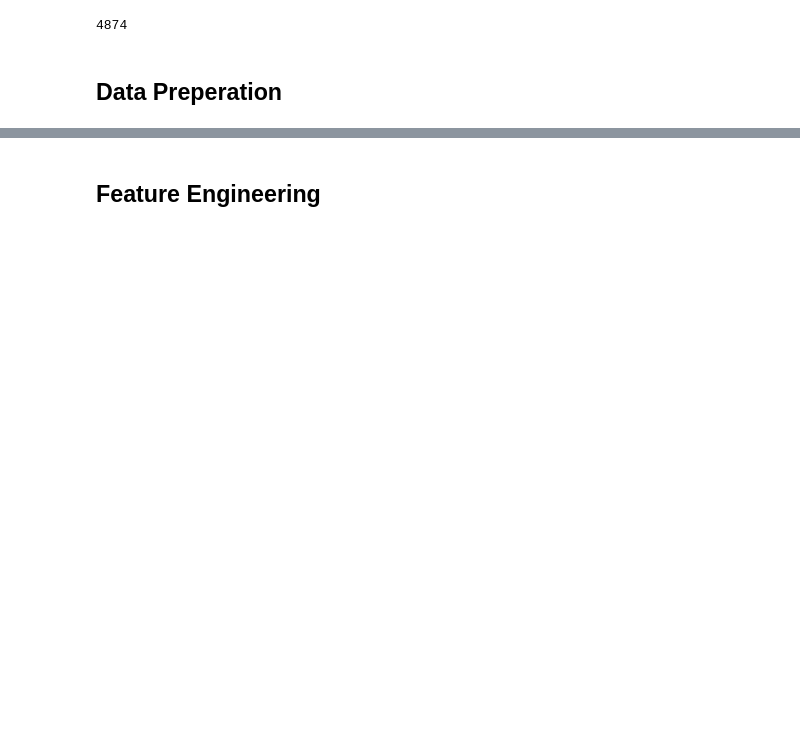
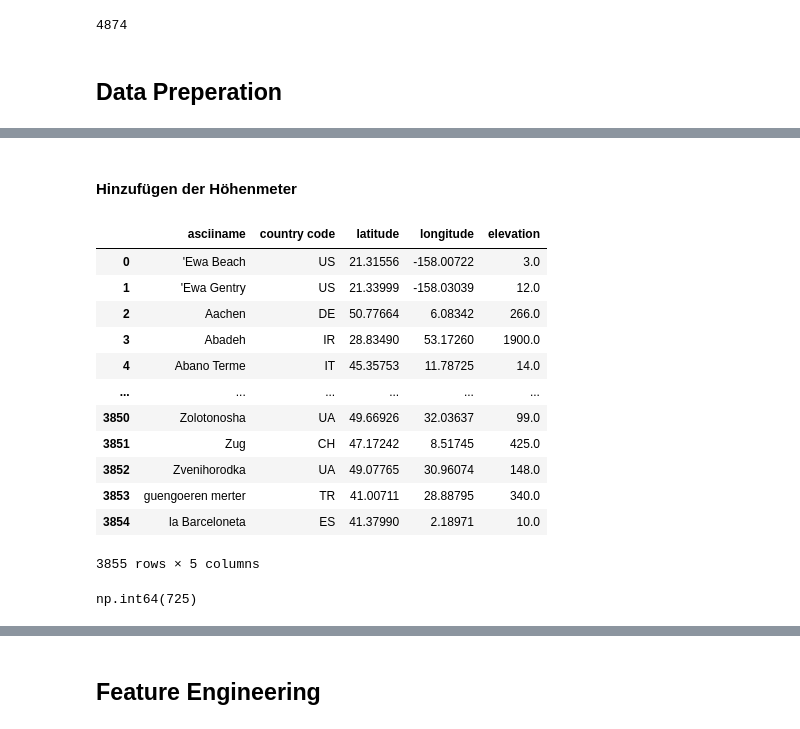
Before and after one commit to GehriJan/data-science-exam, a Jupyter notebook: data_science_exam.ipynb, the cells around one changed output, grey strips where cells are left out. Saved outputs shown, nothing was run; the diff lists cells and outputs as text; code cells hidden in the pictures; blank space fills up the shorter version.

Commit message:
wip: elevation computation with local file

```diff
--- a/data_science_exam.ipynb
+++ b/data_science_exam.ipynb
@@ -108 +167,48 @@ len(df1)
+# %% [markdown]
+#### Hinzufügen der Höhenmeter
+# %%
+cities = pd.read_table(
+    "https://download.geonames.org/export/dump/cities15000.zip",
+    names=[
+        "geonameid", "name", "asciiname", "alternatenames", "latitude", "longitude",
+        "feature class", "feature code", "country code", "cc2", "admin1 code", "admin2 code",
+        "admin3 code", "admin4 code", "population", "elevation", "dem", "timezone", "modificaction date",
+    ],
+    usecols=["asciiname", "country code", "latitude", "longitude", "elevation"]
+)
+cities = (
+    cities
+    .loc[cities[["elevation", "latitude", "longitude"]].notna().prod("columns")==1]
+    # [cities["elevation"].notna()]
+    .groupby(["asciiname", "country code"])
+    .first()
+    .reset_index()
+)
+display(cities)
+(
+    df1
+    .merge(
+        cities,
+        how="left",
+        left_on=["city", "alpha2"],
+        right_on=["asciiname", "country code"]
+    , validate="one_to_one")
+    .drop("asciiname", axis="columns")
+    ["elevation"].isna().sum()
+)
+# %% [output]
+|  | asciiname | country code | latitude | longitude | elevation |
+| 0 | 'Ewa Beach | US | 21.31556 | -158.00722 | 3.0 |
+| 1 | 'Ewa Gentry | US | 21.33999 | -158.03039 | 12.0 |
+| 2 | Aachen | DE | 50.77664 | 6.08342 | 266.0 |
+| 3 | Abadeh | IR | 28.83490 | 53.17260 | 1900.0 |
+| 4 | Abano Terme | IT | 45.35753 | 11.78725 | 14.0 |
+| ... | ... | ... | ... | ... | ... |
+| 3850 | Zolotonosha | UA | 49.66926 | 32.03637 | 99.0 |
+| 3851 | Zug | CH | 47.17242 | 8.51745 | 425.0 |
+| 3852 | Zvenihorodka | UA | 49.07765 | 30.96074 | 148.0 |
+| 3853 | guengoeren merter | TR | 41.00711 | 28.88795 | 340.0 |
+| 3854 | la Barceloneta | ES | 41.37990 | 2.18971 | 10.0 |
+3855 rows × 5 columns
+np.int64(725)
 # %%
```
Also changed, not shown: parts of 17 cells of this notebook, 3 other files.
